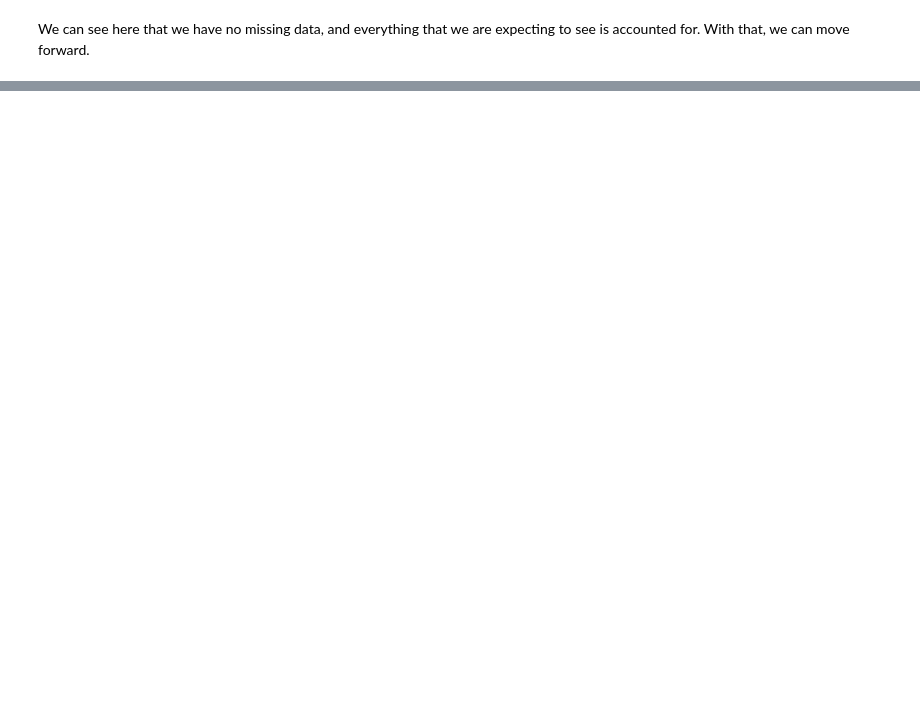
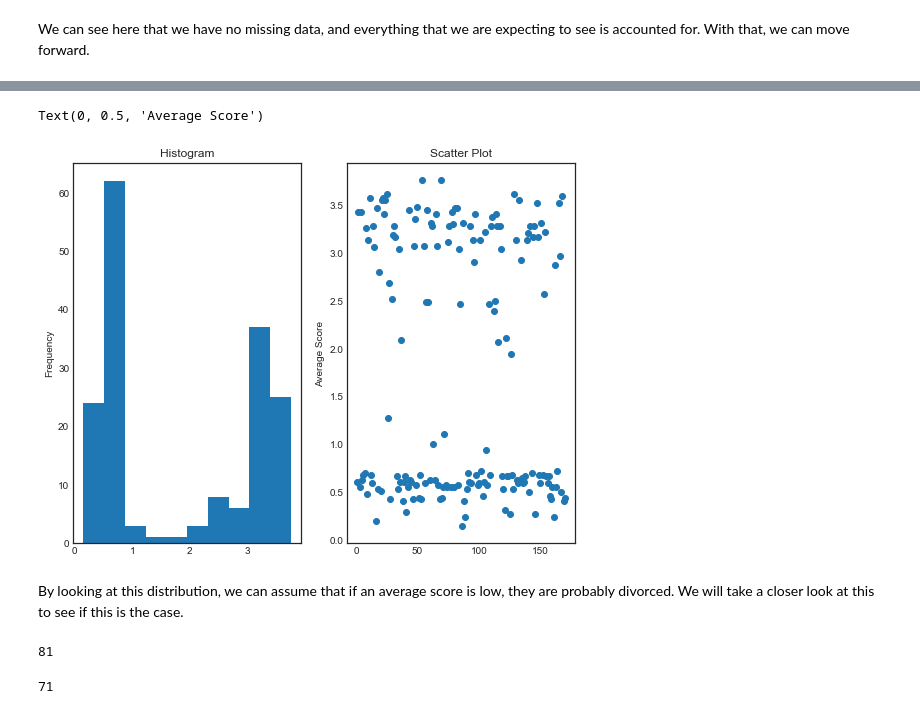
Before and after one commit to ccvale/Divorce-Datatset-Analysis, a Jupyter notebook: divorces.ipynb, the cells around one changed output, grey strips where cells are left out. Saved outputs shown, nothing was run; the diff lists cells and outputs as text; code cells hidden in the pictures; blank space fills up the shorter version.

```diff
--- a/divorces.ipynb
+++ b/divorces.ipynb
@@ -158,0 +134,7 @@ plt.scatter([_ for _ in range(1, 171)], divorces['avg_score']) # and a scatter f
+# %%
+y = divorces.Divorce
+divorces = divorces.drop(['Divorce'], axis=1)
+X = preprocessing.scale(divorces)
+
+divorces['avg_score'] = divorces.mean(axis=1) # thought this was interesting to add, what can we do with this?
+divorces.head() # now that we dropped our response variable, and added our new average score variable, we take another look
@@ -158,0 +149,24 @@ plt.scatter([_ for _ in range(1, 171)], divorces['avg_score']) # and a scatter f
+# %%
+fig, (ax1, ax2) = plt.subplots(1, 2, figsize=(9, 7))
+
+ax1.hist(divorces.avg_score)
+ax1.set_title('Histogram')
+ax1.set_xlabel('Score')
+ax1.set_ylabel('Frequency')
+
+ax2.scatter([_ for _ in range(1,171)], divorces.avg_score)
+ax2.set_title('Scatter Plot')
+ax2.set_ylabel('Average Score')
+# %% [output]
+Text(0, 0.5, 'Average Score')
+[figure, added]
+# %% [markdown]
+By looking at this distribution, we can assume that if an average score is low, they are probably divorced. We will take a closer look at this to see if this is the case.
+# %%
+len(divorces.loc[divorces.avg_score <= 0.7])
+# %% [output]
+81
+# %%
+len(divorces.loc[divorces.avg_score >= 2.5])
+# %% [output]
+71
```
Also changed, not shown: parts of 8 cells of this notebook.
